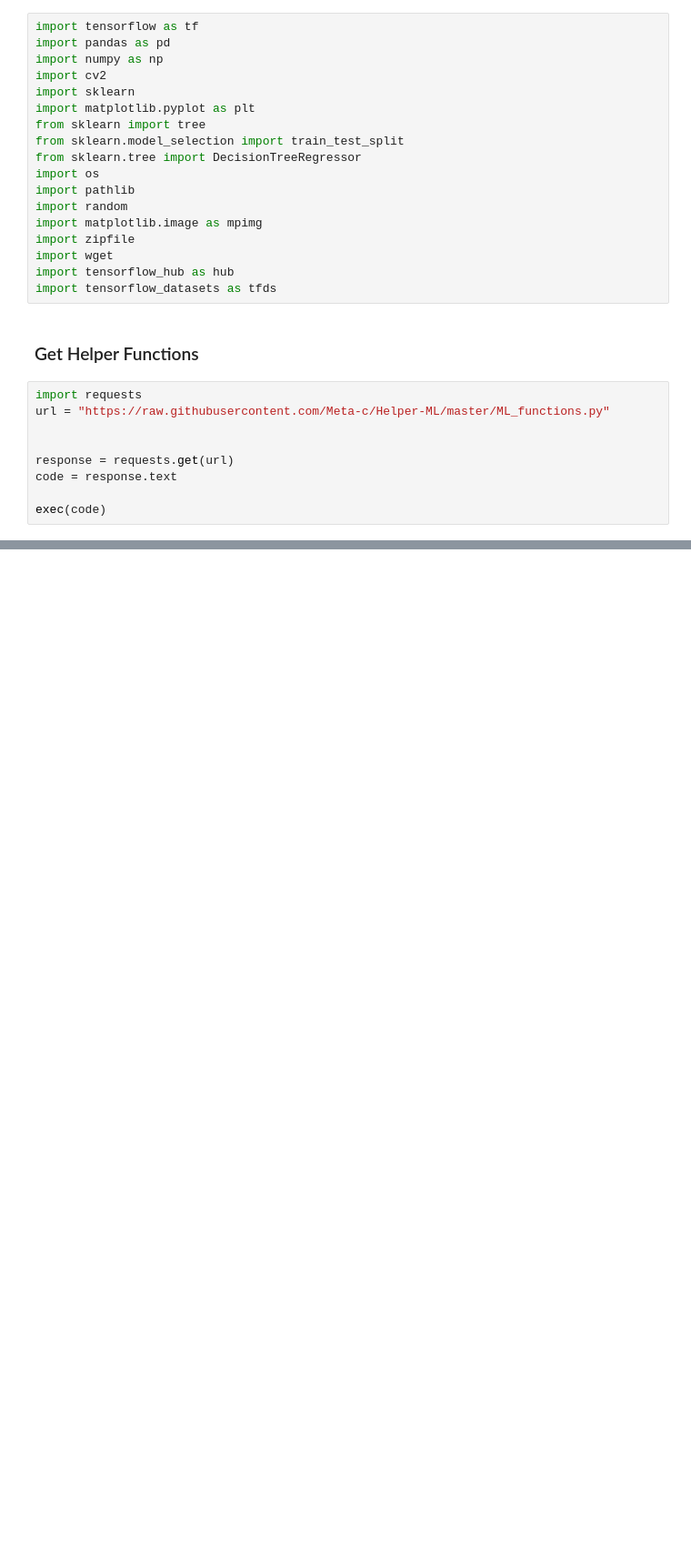
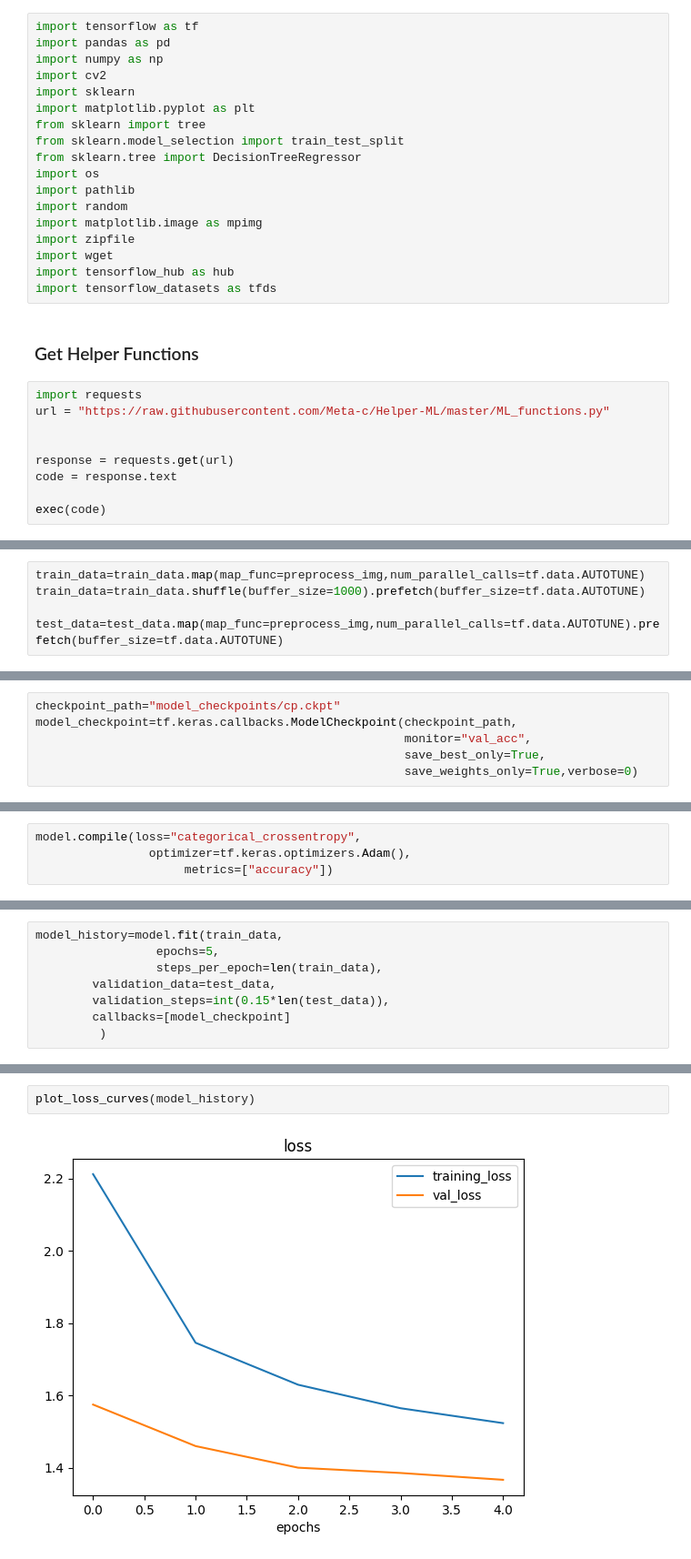
Before and after one commit to Meta-c/Tensorflow-Certificate-preparation, a Jupyter notebook: 07_milestone_project_food_vision.ipynb, the cells around one changed output, grey strips where cells are left out. Shown at 91% size. Saved outputs shown, nothing was run; the diff lists cells and outputs as text; blank space fills up the shorter version.

```diff
--- a/07_milestone_project_food_vision.ipynb
+++ b/07_milestone_project_food_vision.ipynb
@@ -49,0 +140,5 @@ Dl Completed...: 0 url [00:00, ? url/s]
+# %%
+train_data=train_data.map(map_func=preprocess_img,num_parallel_calls=tf.data.AUTOTUNE)
+train_data=train_data.shuffle(buffer_size=1000).prefetch(buffer_size=tf.data.AUTOTUNE)
+
+test_data=test_data.map(map_func=preprocess_img,num_parallel_calls=tf.data.AUTOTUNE).prefetch(buffer_size=tf.data.AUTOTUNE)
@@ -49,0 +150,6 @@ Dl Completed...: 0 url [00:00, ? url/s]
+# %%
+checkpoint_path="model_checkpoints/cp.ckpt"
+model_checkpoint=tf.keras.callbacks.ModelCheckpoint(checkpoint_path,
+                                                    monitor="val_acc",
+                                                    save_best_only=True,
+                                                    save_weights_only=True,verbose=0)
@@ -49,0 +205,4 @@ Dl Completed...: 0 url [00:00, ? url/s]
+# %%
+model.compile(loss="categorical_crossentropy",
+                optimizer=tf.keras.optimizers.Adam(),
+                     metrics=["accuracy"])
@@ -49,0 +250,8 @@ Dl Completed...: 0 url [00:00, ? url/s]
+# %%
+model_history=model.fit(train_data,
+                 epochs=5,
+                 steps_per_epoch=len(train_data),
+        validation_data=test_data,
+        validation_steps=int(0.15*len(test_data)),
+        callbacks=[model_checkpoint]
+         )
@@ -49,0 +272,4 @@ Dl Completed...: 0 url [00:00, ? url/s]
+# %%
+plot_loss_curves(model_history)
+# %% [output]
+[figure, added]
```
Also changed, not shown: parts of 18 cells of this notebook, 1 other file.
